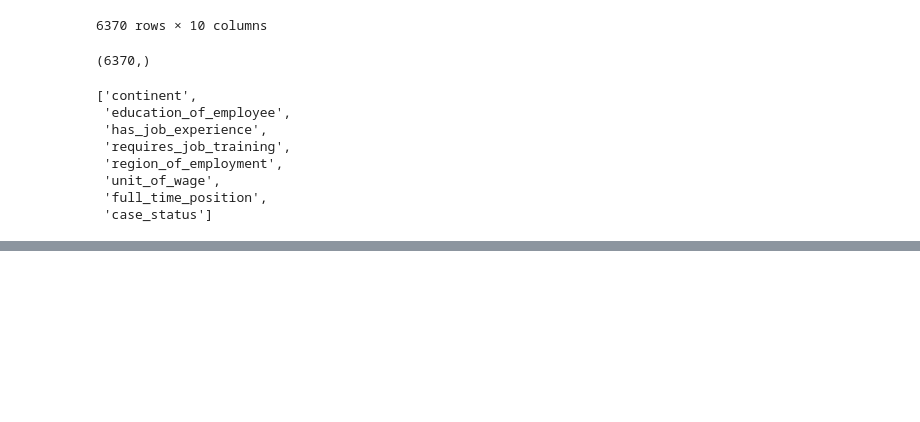
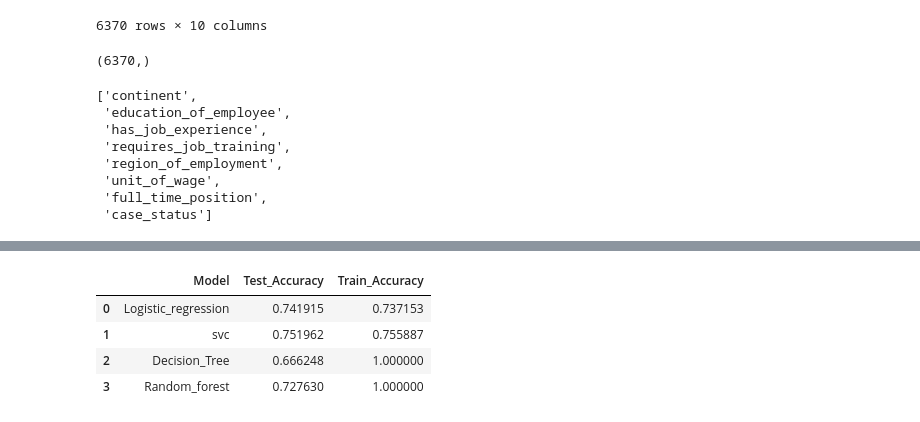
Before and after one commit to yagantiAshok/Global-Mobility-Application, a Jupyter notebook: notebook/EDA_visa.ipynb, the cells around one changed output, grey strips where cells are left out. Drawn from its saved outputs; the diff is of its cells as text; code cells hidden in the pictures; blank space fills up the shorter version.

Commit message:
models Tested

```diff
--- a/notebook/EDA_visa.ipynb
+++ b/notebook/EDA_visa.ipynb
@@ -605,7 +605,7 @@ binary_pipeline = Pipeline([
 # %%
 # multi categorical pipeline
 multi_pipeline = Pipeline([
-    ("imputer",SimpleImputer(strategy="most_frquent")),
+    ("imputer",SimpleImputer(strategy="most_frequent")),
     ("scaler",OneHotEncoder(handle_unknown="ignore"))
 ])
 # %%
@@ -640,0 +697,23 @@ ColumnTransformer(transformers=[('num',
+# %%
+def evaluate(actual,predict):
+
+    accuracy = accuracy_score(actual,predict)
+
+    confusion = confusion_matrix(actual,predict)
+
+    precision = precision_score(actual,predict)
+
+    f1 = f1_score(actual,predict)
+
+    recall = recall_score(actual,predict)
+
+    return accuracy,confusion,precision,f1,recall
+# %%
+models = {
+    "Logistic_regression":LogisticRegression(),
+    "svc":SVC(),
+    "Decision_Tree":DecisionTreeClassifier(),
+    "Random_forest":RandomForestClassifier()
+
+}
+print(len(models))
@@ -640,0 +793,2 @@ ColumnTransformer(transformers=[('num',
+# %%
+evaluating_model = evaluate_model(x,y,models)
@@ -640,0 +813,8 @@ ColumnTransformer(transformers=[('num',
+# %%
+evaluating_model
+# %% [output]
+|  | Model | Test_Accuracy | Train_Accuracy |
+| 0 | Logistic_regression | 0.741915 | 0.737153 |
+| 1 | svc | 0.751962 | 0.755887 |
+| 2 | Decision_Tree | 0.666248 | 1.000000 |
+| 3 | Random_forest | 0.727630 | 1.000000 |
```
Also changed, not shown: parts of 9 cells of this notebook, 1 other file.
